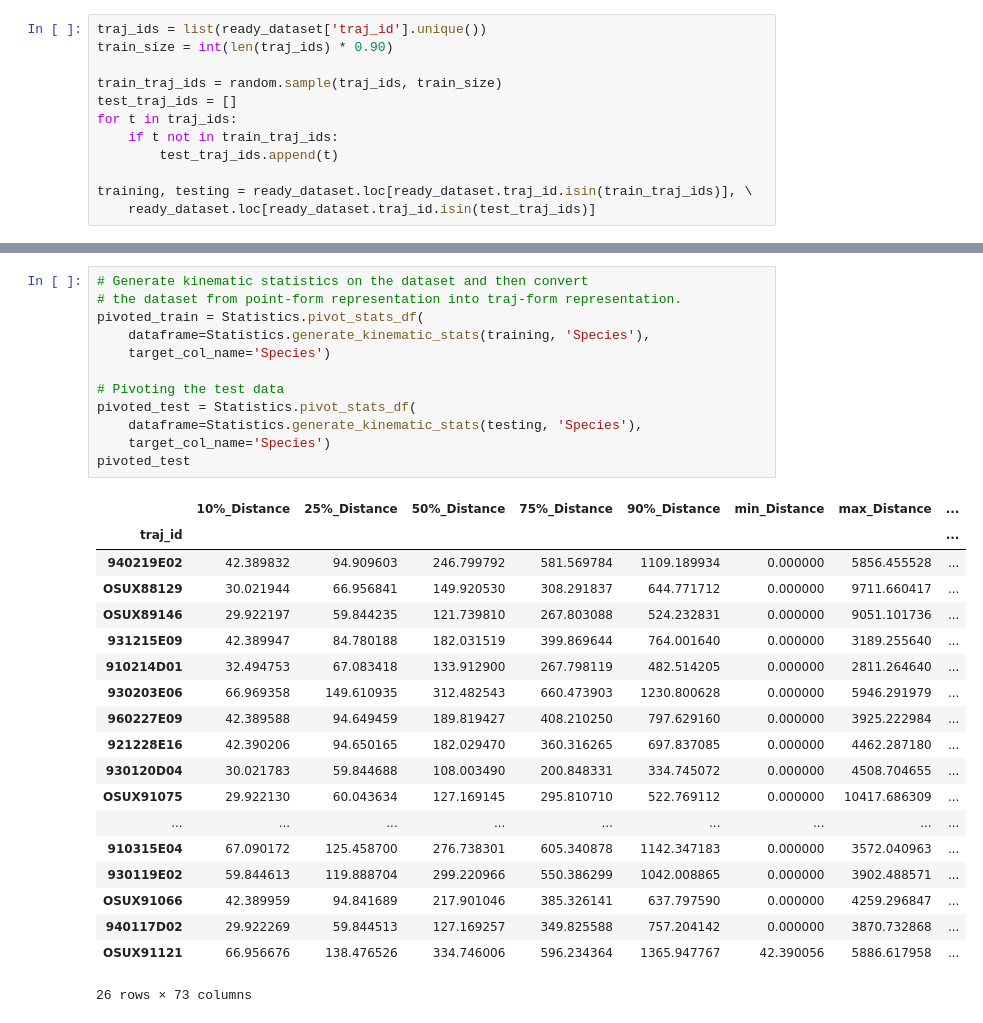
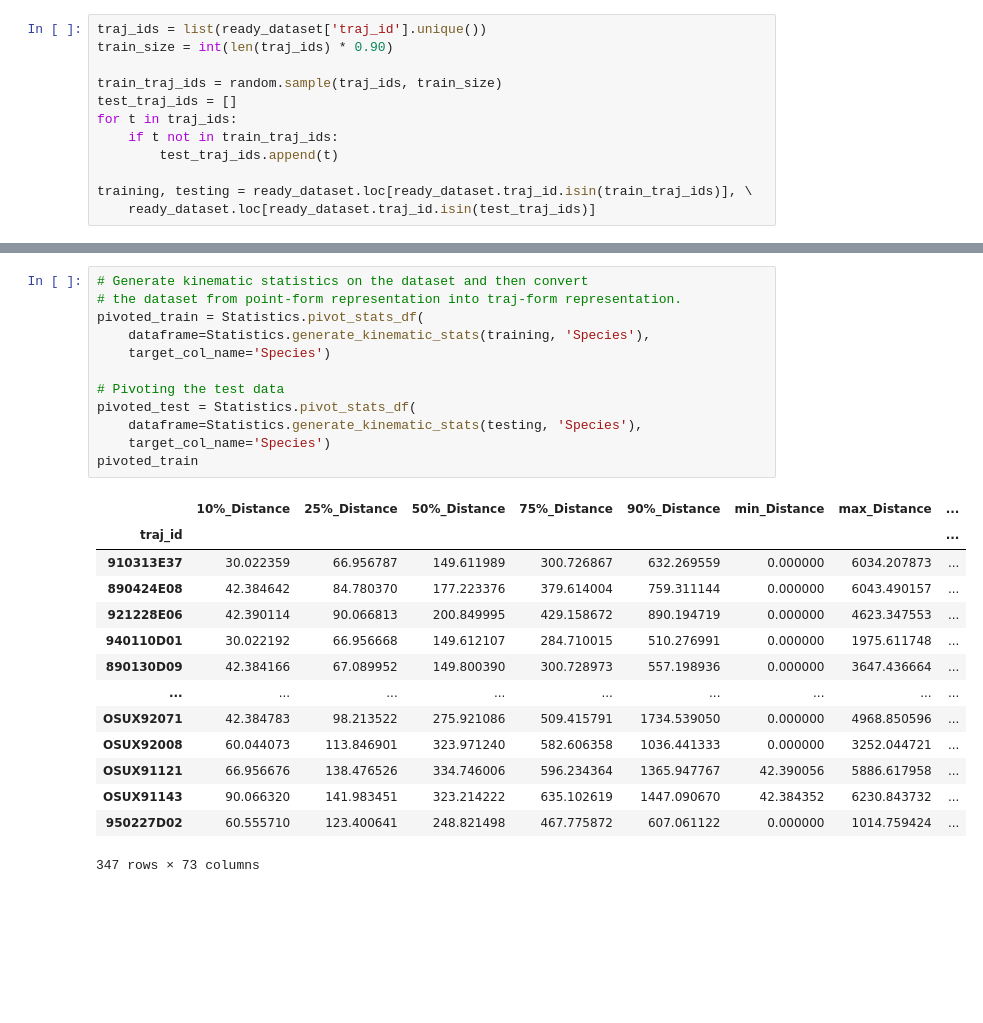
Before and after one commit to YakshHaranwala/AugmenTRAJ, a Jupyter notebook: Notebooks/Test.ipynb, the cells around one changed output, grey strips where cells are left out. Drawn from its saved outputs; the diff is of its cells as text; blank space fills up the shorter version.

```diff
--- a/Notebooks/Test.ipynb
+++ b/Notebooks/Test.ipynb
@@ -98,35 +110,30 @@ Wall time: 13.5 s
 # %%
 # Generate kinematic statistics on the dataset and then convert
 # the dataset from point-form representation into traj-form representation.
 pivoted_train = Statistics.pivot_stats_df(
     dataframe=Statistics.generate_kinematic_stats(training, 'Species'),
     target_col_name='Species')
 
 # Pivoting the test data
 pivoted_test = Statistics.pivot_stats_df(
     dataframe=Statistics.generate_kinematic_stats(testing, 'Species'),
     target_col_name='Species')
-pivoted_test
+pivoted_train
 # %% [output]
 |  | 10%_Distance | 25%_Distance | 50%_Distance | 75%_Distance | 90%_Distance | min_Distance | max_Distance | ... |
 | traj_id |  |  |  |  |  |  |  | ... |
-| 940219E02 | 42.389832 | 94.909603 | 246.799792 | 581.569784 | 1109.189934 | 0.000000 | 5856.455528 | ... |
-| OSUX88129 | 30.021944 | 66.956841 | 149.920530 | 308.291837 | 644.771712 | 0.000000 | 9711.660417 | ... |
-| OSUX89146 | 29.922197 | 59.844235 | 121.739810 | 267.803088 | 524.232831 | 0.000000 | 9051.101736 | ... |
-| 931215E09 | 42.389947 | 84.780188 | 182.031519 | 399.869644 | 764.001640 | 0.000000 | 3189.255640 | ... |
-| 910214D01 | 32.494753 | 67.083418 | 133.912900 | 267.798119 | 482.514205 | 0.000000 | 2811.264640 | ... |
-| 930203E06 | 66.969358 | 149.610935 | 312.482543 | 660.473903 | 1230.800628 | 0.000000 | 5946.291979 | ... |
-| 960227E09 | 42.389588 | 94.649459 | 189.819427 | 408.210250 | 797.629160 | 0.000000 | 3925.222984 | ... |
-| 921228E16 | 42.390206 | 94.650165 | 182.029470 | 360.316265 | 697.837085 | 0.000000 | 4462.287180 | ... |
-| 930120D04 | 30.021783 | 59.844688 | 108.003490 | 200.848331 | 334.745072 | 0.000000 | 4508.704655 | ... |
-| OSUX91075 | 29.922130 | 60.043634 | 127.169145 | 295.810710 | 522.769112 | 0.000000 | 10417.686309 | ... |
+| 910313E37 | 30.022359 | 66.956787 | 149.611989 | 300.726867 | 632.269559 | 0.000000 | 6034.207873 | ... |
+| 890424E08 | 42.384642 | 84.780370 | 177.223376 | 379.614004 | 759.311144 | 0.000000 | 6043.490157 | ... |
+| 921228E06 | 42.390114 | 90.066813 | 200.849995 | 429.158672 | 890.194719 | 0.000000 | 4623.347553 | ... |
+| 940110D01 | 30.022192 | 66.956668 | 149.612107 | 284.710015 | 510.276991 | 0.000000 | 1975.611748 | ... |
+| 890130D09 | 42.384166 | 67.089952 | 149.800390 | 300.728973 | 557.198936 | 0.000000 | 3647.436664 | ... |
 | ... | ... | ... | ... | ... | ... | ... | ... | ... |
-| 910315E04 | 67.090172 | 125.458700 | 276.738301 | 605.340878 | 1142.347183 | 0.000000 | 3572.040963 | ... |
-| 930119E02 | 59.844613 | 119.888704 | 299.220966 | 550.386299 | 1042.008865 | 0.000000 | 3902.488571 | ... |
-| OSUX91066 | 42.389959 | 94.841689 | 217.901046 | 385.326141 | 637.797590 | 0.000000 | 4259.296847 | ... |
-| 940117D02 | 29.922269 | 59.844513 | 127.169257 | 349.825588 | 757.204142 | 0.000000 | 3870.732868 | ... |
+| OSUX92071 | 42.384783 | 98.213522 | 275.921086 | 509.415791 | 1734.539050 | 0.000000 | 4968.850596 | ... |
+| OSUX92008 | 60.044073 | 113.846901 | 323.971240 | 582.606358 | 1036.441333 | 0.000000 | 3252.044721 | ... |
 | OSUX91121 | 66.956676 | 138.476526 | 334.746006 | 596.234364 | 1365.947767 | 42.390056 | 5886.617958 | ... |
+| OSUX91143 | 90.066320 | 141.983451 | 323.214222 | 635.102619 | 1447.090670 | 42.384352 | 6230.843732 | ... |
+| 950227D02 | 60.555710 | 123.400641 | 248.821498 | 467.775872 | 607.061122 | 0.000000 | 1014.759424 | ... |
-26 rows × 73 columns
+347 rows × 73 columns
 # %%
 # Predicting the results for the original dataset.
 fig, ax = plt.subplots(1, 1, figsize=(16, 9))
```
Also changed, not shown: parts of 4 cells of this notebook.
